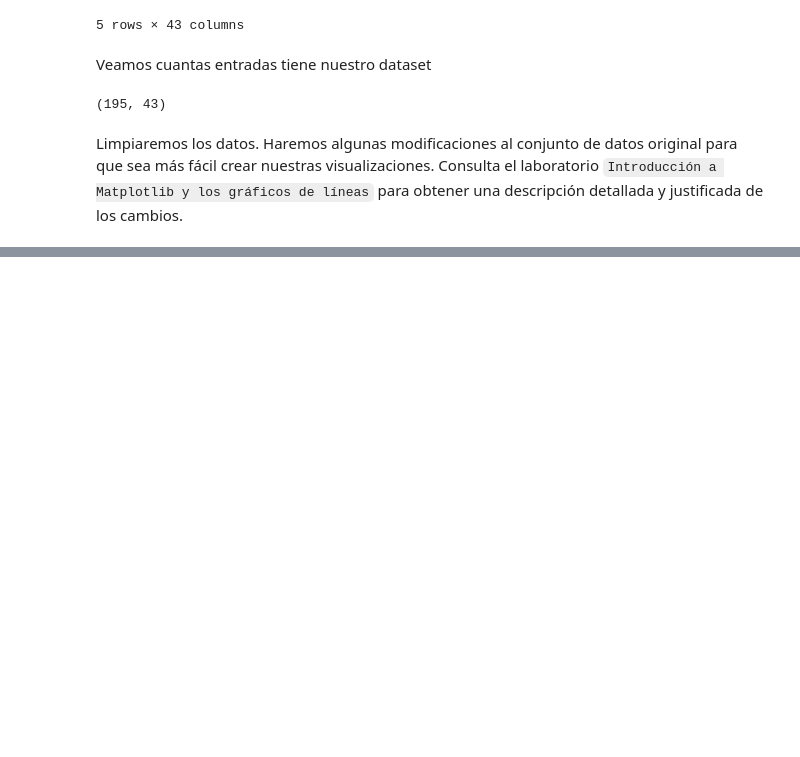
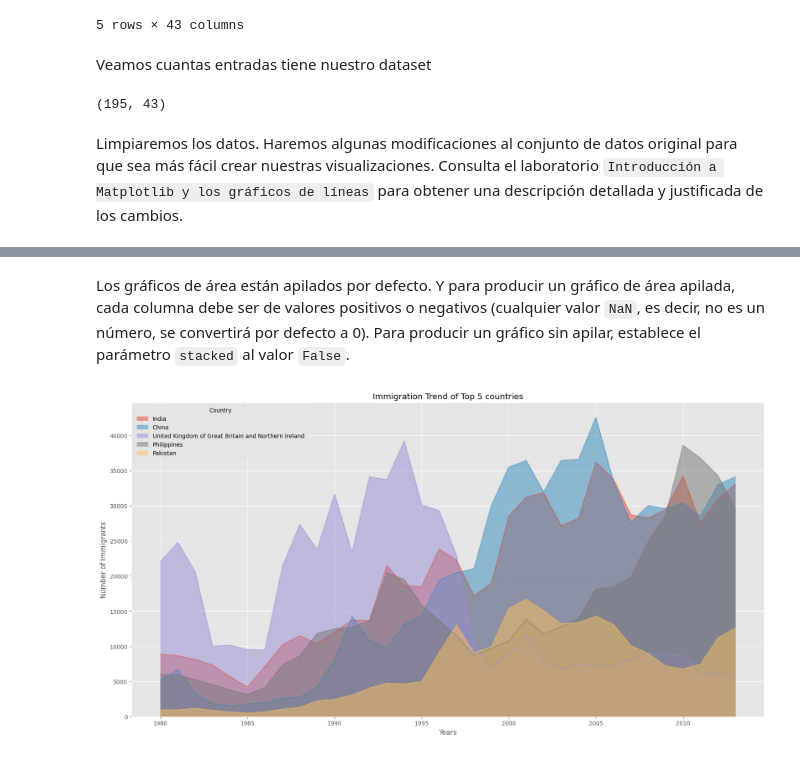
Before and after one commit to reivincitot/Curso-ibm, a Jupyter notebook: Data visualization with python/areaPlotHistogramsAndBarPlots_lab2.ipynb, the cells around one changed output, grey strips where cells are left out. Saved outputs shown, nothing was run; the diff lists cells and outputs as text; code cells hidden in the pictures; blank space fills up the shorter version.

```diff
--- a/Data visualization with python/areaPlotHistogramsAndBarPlots_lab2.ipynb
+++ b/Data visualization with python/areaPlotHistogramsAndBarPlots_lab2.ipynb
@@ -56,0 +128,5 @@ Limpiaremos los datos. Haremos algunas modificaciones al conjunto de datos origi
+# %%
+df_can["Total"] = df_can.iloc[:,4:].sum(axis=1)
+
+# Vamos a revisar los primeros cinco elementos del dataframe para ver como quedo
+df_can.head()
@@ -56,0 +150,7 @@ Limpiaremos los datos. Haremos algunas modificaciones al conjunto de datos origi
+# %%
+# Finalmente crearemos una lista de los años, desde 1980-2013.
+# Esto sera de utilidad cuando comencemos a gráficar la información.
+
+years = list(map(str, range(1980,2014)))
+
+years
@@ -56,0 +179,8 @@ Limpiaremos los datos. Haremos algunas modificaciones al conjunto de datos origi
+# %%
+import matplotlib as mpl
+import matplotlib.pyplot as plt
+
+mpl.style.use("ggplot") #opcional para los que les gusta el estilo ggplot
+
+# revisamos si estamos usando la ultima version de matplotlib.
+print("Version de Matplotlib :", mpl.__version__)
@@ -56,0 +193,10 @@ Limpiaremos los datos. Haremos algunas modificaciones al conjunto de datos origi
+# %%
+df_can.sort_values(["Total"], ascending=False, axis=0,inplace=True)
+
+# Obtenemos el top 5 de entradas.
+df_top5 = df_can.head()
+
+# Transponemos al dataframe.
+df_top5 = df_top5[years].transpose()
+
+df_top5.head()
@@ -56,0 +210,16 @@ Limpiaremos los datos. Haremos algunas modificaciones al conjunto de datos origi
+# %% [markdown]
+Los gráficos de área están apilados por defecto. Y para producir un gráfico de área apilada, cada columna debe ser de valores positivos o negativos (cualquier valor `NaN`, es decir, no es un número, se convertirá por defecto a 0). Para producir un gráfico sin apilar, establece el parámetro `stacked` al valor `False`.
+# %%
+# Vamos a cambiar el valor del index del dataframe df_top5 a tipo integer para gráficar.
+df_top5.index = df_top5.index.map(int)
+df_top5.plot(kind="area",
+             stacked=False,
+             figsize=(20,10)) # pasamos una tupla de tamaño (x,y).
+
+plt.title("Immigration Trend of Top 5 countries")
+plt.ylabel("Number of Immigrants")
+plt.xlabel("Years")
+
+plt.show()
+# %% [output]
+[figure, added]
```
Also changed, not shown: parts of 32 cells of this notebook.
